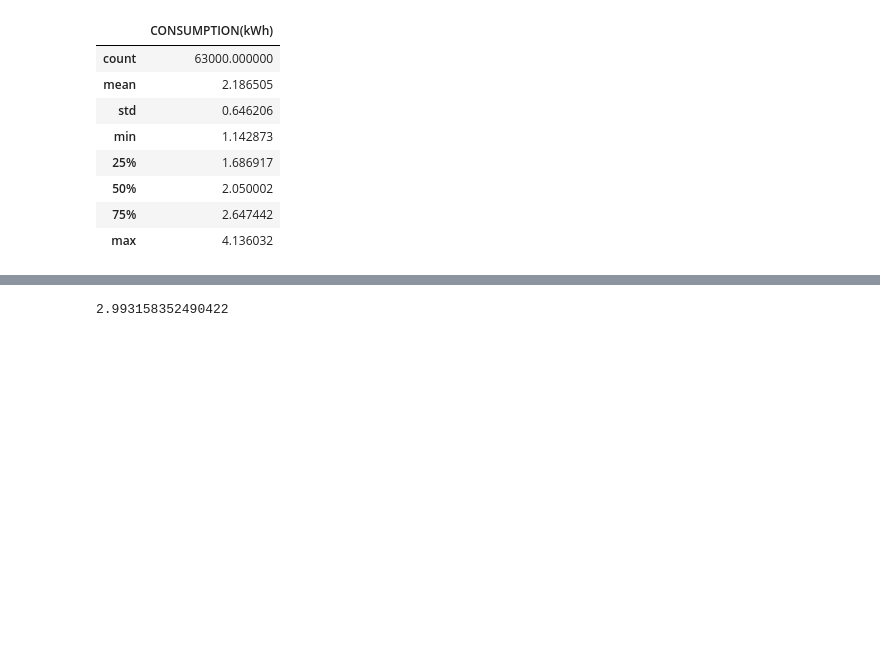
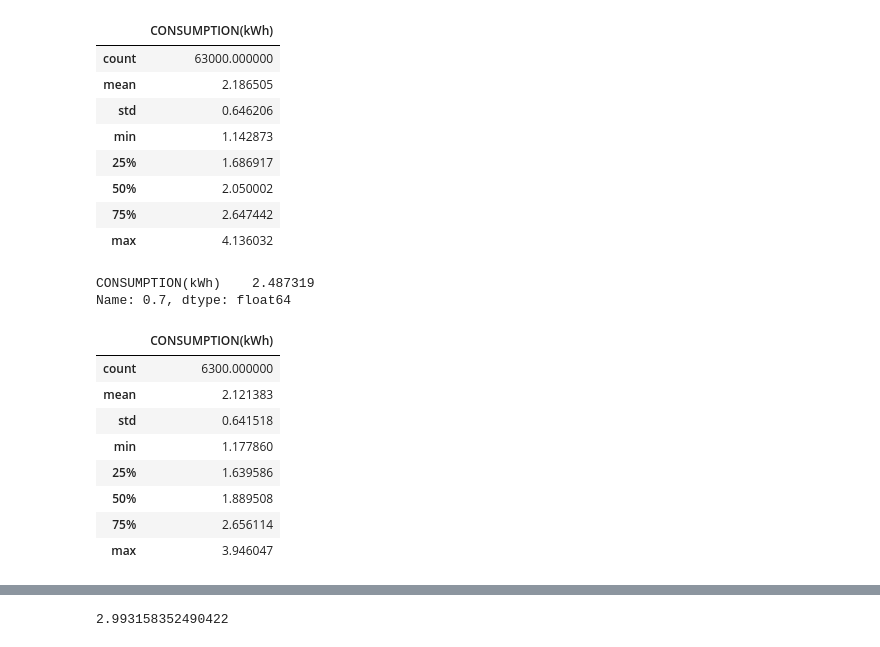
Before and after one commit to youngseonseo/BEMS, a Jupyter notebook: ai/ESS/fall.ipynb, the cells around one changed output, grey strips where cells are left out. Cells and saved outputs as stored; diff of their text form; code cells hidden in the pictures; blank space fills up the shorter version.

```diff
--- a/ai/ESS/fall.ipynb
+++ b/ai/ESS/fall.ipynb
@@ -213,3 +192,20 @@ fData.describe()
 | 50% | 2.050002 |
 | 75% | 2.647442 |
 | max | 4.136032 |
+# %%
+fData.quantile(0.70)
+# %% [output]
+CONSUMPTION(kWh)    2.487319
+Name: 0.7, dtype: float64
+# %%
+test_df.describe()
+# %% [output]
+|  | CONSUMPTION(kWh) |
+| count | 6300.000000 |
+| mean | 2.121383 |
+| std | 0.641518 |
+| min | 1.177860 |
+| 25% | 1.639586 |
+| 50% | 1.889508 |
+| 75% | 2.656114 |
+| max | 3.946047 |
```
Also changed, not shown: parts of 14 cells of this notebook, 13 other files.
